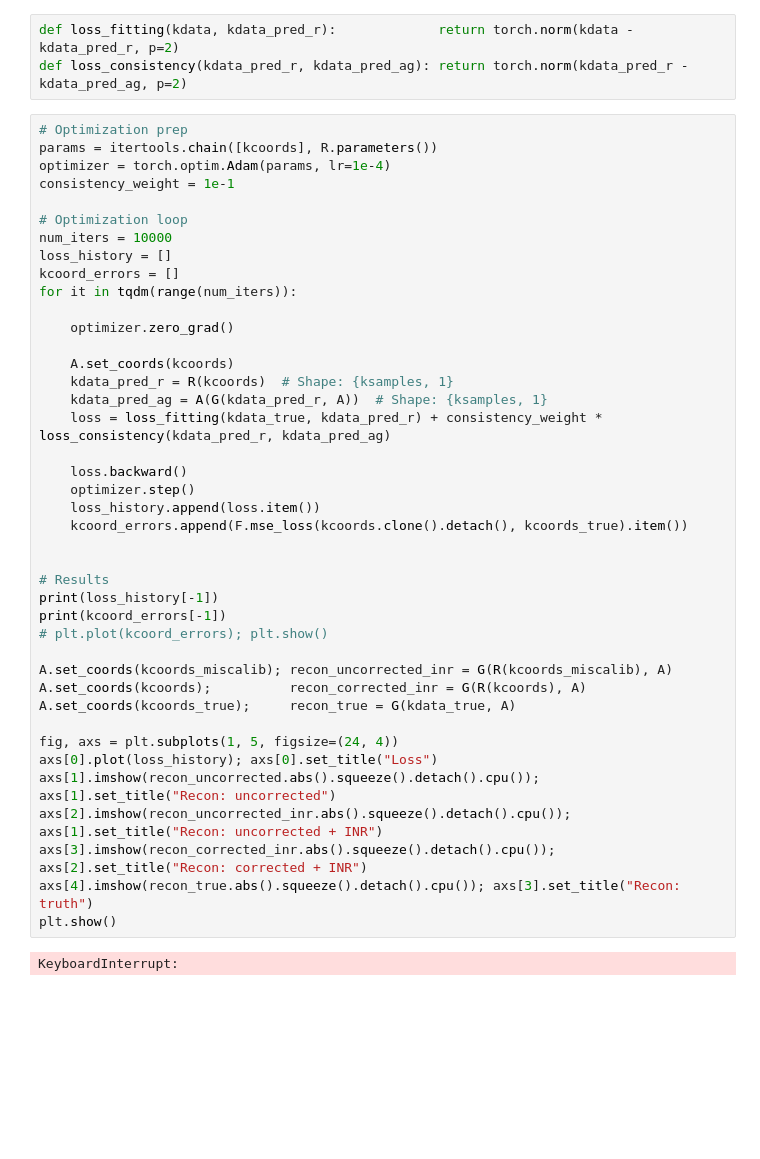
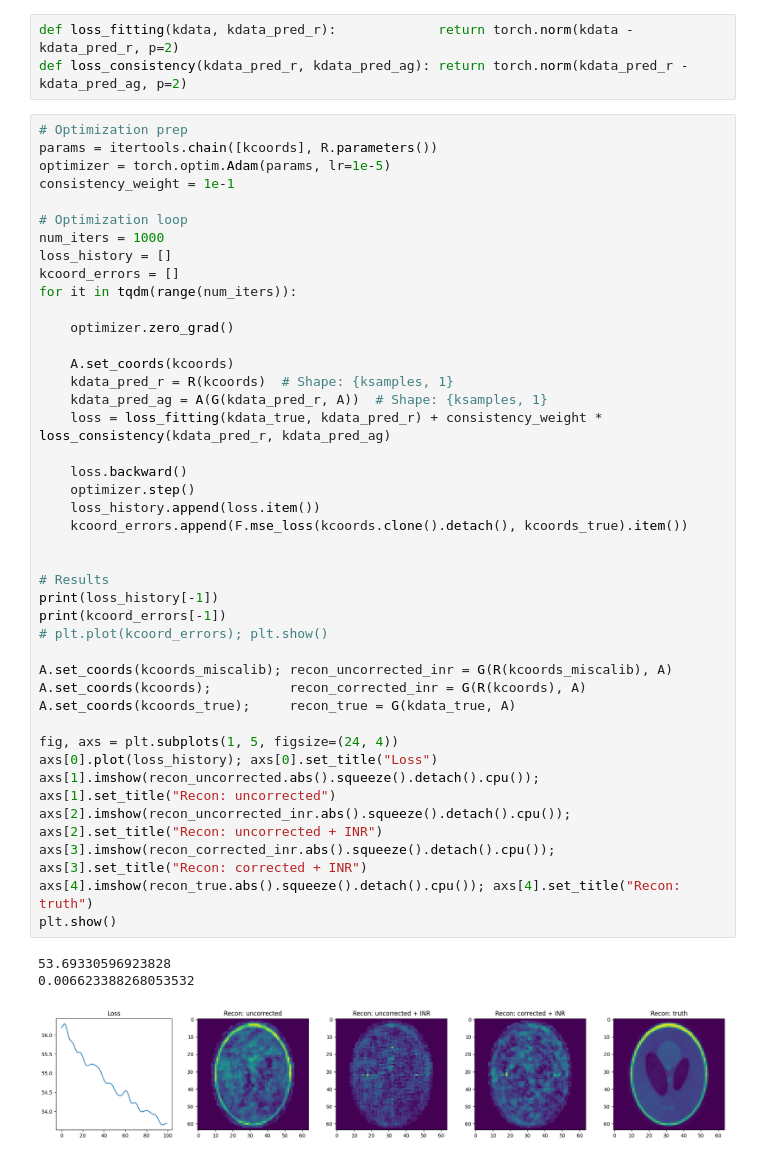
Before and after one commit to cnmy-ro/roci, a Jupyter notebook: algorithms/implicit_repr/Demo--Diff_Uncalib_Imaging.ipynb, the cells around one changed output. Saved outputs shown, nothing was run; the diff lists cells and outputs as text; blank space fills up the shorter version.

```diff
--- a/algorithms/implicit_repr/Demo--Diff_Uncalib_Imaging.ipynb
+++ b/algorithms/implicit_repr/Demo--Diff_Uncalib_Imaging.ipynb
@@ -179,43 +179,45 @@ def loss_consistency(kdata_pred_r, kdata_pred_ag): return torch.norm(kdata_pred_
 # %%
 # Optimization prep
 params = itertools.chain([kcoords], R.parameters())
-optimizer = torch.optim.Adam(params, lr=1e-4)
+optimizer = torch.optim.Adam(params, lr=1e-5)
 consistency_weight = 1e-1
 
 # Optimization loop
-num_iters = 10000
+num_iters = 1000
 loss_history = []
 kcoord_errors = []
 for it in tqdm(range(num_iters)):
 
     optimizer.zero_grad()
 
     A.set_coords(kcoords)
     kdata_pred_r = R(kcoords)  # Shape: {ksamples, 1}
     kdata_pred_ag = A(G(kdata_pred_r, A))  # Shape: {ksamples, 1}
     loss = loss_fitting(kdata_true, kdata_pred_r) + consistency_weight * loss_consistency(kdata_pred_r, kdata_pred_ag)
 
     loss.backward()
     optimizer.step()
     loss_history.append(loss.item())
     kcoord_errors.append(F.mse_loss(kcoords.clone().detach(), kcoords_true).item())
 
 
 # Results
 print(loss_history[-1])
 print(kcoord_errors[-1])
 # plt.plot(kcoord_errors); plt.show()
 
 A.set_coords(kcoords_miscalib); recon_uncorrected_inr = G(R(kcoords_miscalib), A)
 A.set_coords(kcoords);          recon_corrected_inr = G(R(kcoords), A)
 A.set_coords(kcoords_true);     recon_true = G(kdata_true, A)
 
 fig, axs = plt.subplots(1, 5, figsize=(24, 4))
 axs[0].plot(loss_history); axs[0].set_title("Loss")
 axs[1].imshow(recon_uncorrected.abs().squeeze().detach().cpu()); axs[1].set_title("Recon: uncorrected")
-axs[2].imshow(recon_uncorrected_inr.abs().squeeze().detach().cpu()); axs[1].set_title("Recon: uncorrected + INR")
-axs[3].imshow(recon_corrected_inr.abs().squeeze().detach().cpu()); axs[2].set_title("Recon: corrected + INR")
-axs[4].imshow(recon_true.abs().squeeze().detach().cpu()); axs[3].set_title("Recon: truth")
+axs[2].imshow(recon_uncorrected_inr.abs().squeeze().detach().cpu()); axs[2].set_title("Recon: uncorrected + INR")
+axs[3].imshow(recon_corrected_inr.abs().squeeze().detach().cpu()); axs[3].set_title("Recon: corrected + INR")
+axs[4].imshow(recon_true.abs().squeeze().detach().cpu()); axs[4].set_title("Recon: truth")
 plt.show()
 # %% [output]
-KeyboardInterrupt:
+53.69330596923828
+0.006623388268053532
+[figure, added]
```
Also changed, not shown: parts of 1 cell of this notebook.
